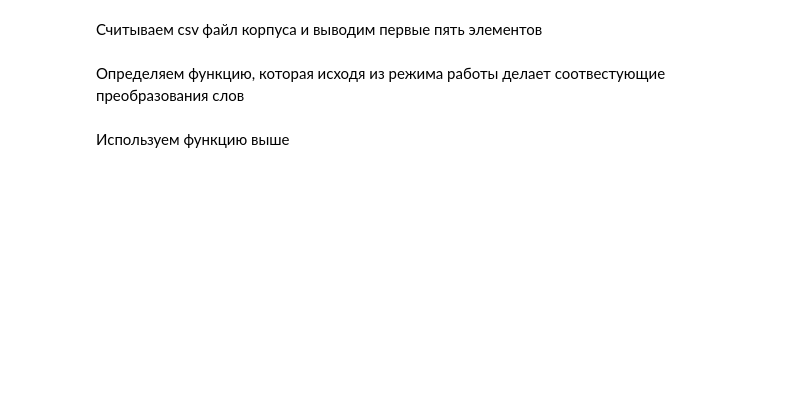
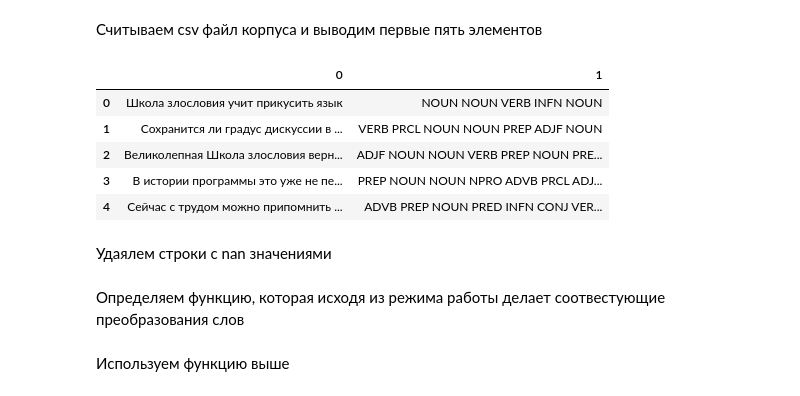
Before and after one commit to Kridr/B.S., a Jupyter notebook: src_w2v.ipynb, the cells around one changed output. Cells and saved outputs as stored; diff of their text form; code cells hidden in the pictures; blank space fills up the shorter version.

```diff
--- a/src_w2v.ipynb
+++ b/src_w2v.ipynb
@@ -34,6 +45,15 @@ corp_cased = dir + 'corp_cased.csv'
 # %% [markdown]
 Считываем csv файл корпуса и выводим первые пять элементов
 # %%
-df = pd.read_csv(corp_cased, sep='\t', header=None, on_bad_lines='warn')
+df = pd.read_csv(corp_cased, sep='\t', header=None, on_bad_lines='skip')
 
 df.head()
+# %% [output]
+|  | 0 | 1 |
+| 0 | Школа злословия учит прикусить язык | NOUN NOUN VERB INFN NOUN |
+| 1 | Сохранится ли градус дискуссии в ... | VERB PRCL NOUN NOUN PREP ADJF NOUN |
+| 2 | Великолепная Школа злословия верн... | ADJF NOUN NOUN VERB PREP NOUN PRE... |
+| 3 | В истории программы это уже не пе... | PREP NOUN NOUN NPRO ADVB PRCL ADJ... |
+| 4 | Сейчас с трудом можно припомнить ... | ADVB PREP NOUN PRED INFN CONJ VER... |
+# %% [markdown]
+Удаялем строки с nan значениями
```
Also changed, not shown: parts of 24 cells of this notebook.
